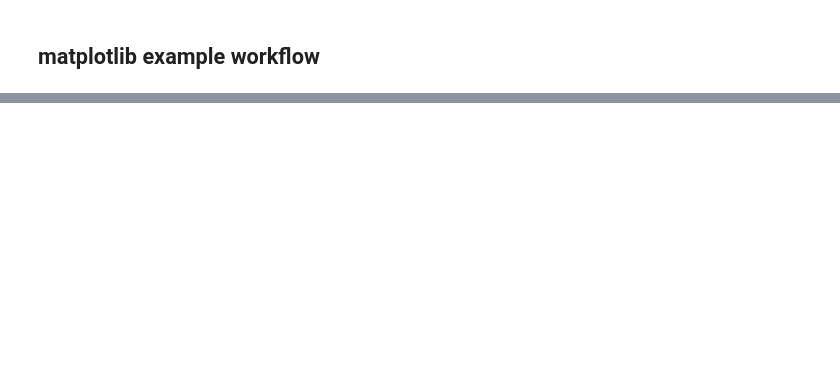
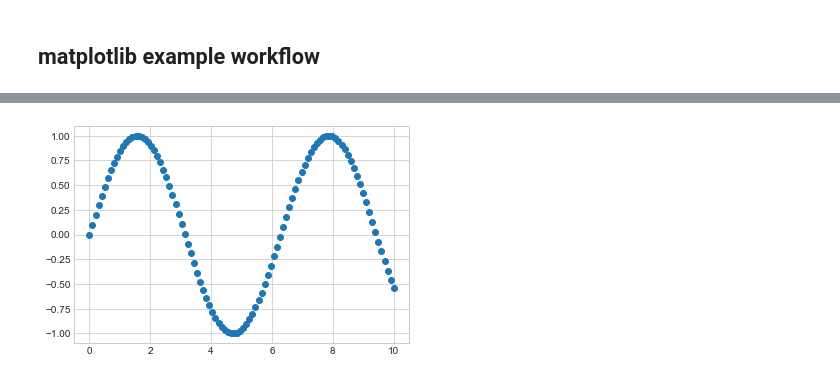
Before and after one commit to bishalsarkar77730/learn_data_science, a Jupyter notebook: learn-matplotlib.ipynb, the cells around one changed output, grey strips where cells are left out. Cells and saved outputs as stored; diff of their text form; code cells hidden in the pictures; blank space fills up the shorter version.

```diff
--- a/learn-matplotlib.ipynb
+++ b/learn-matplotlib.ipynb
@@ -70,0 +102,6 @@ fig.savefig("images/samplee-plot.png")
+# %%
+# Another Scatter plot
+fig, ax = plt.subplots()
+ax.scatter(x, np.sin(x));
+# %% [output]
+[figure, added]
```
Also changed, not shown: parts of 51 cells of this notebook, 3 other files.
